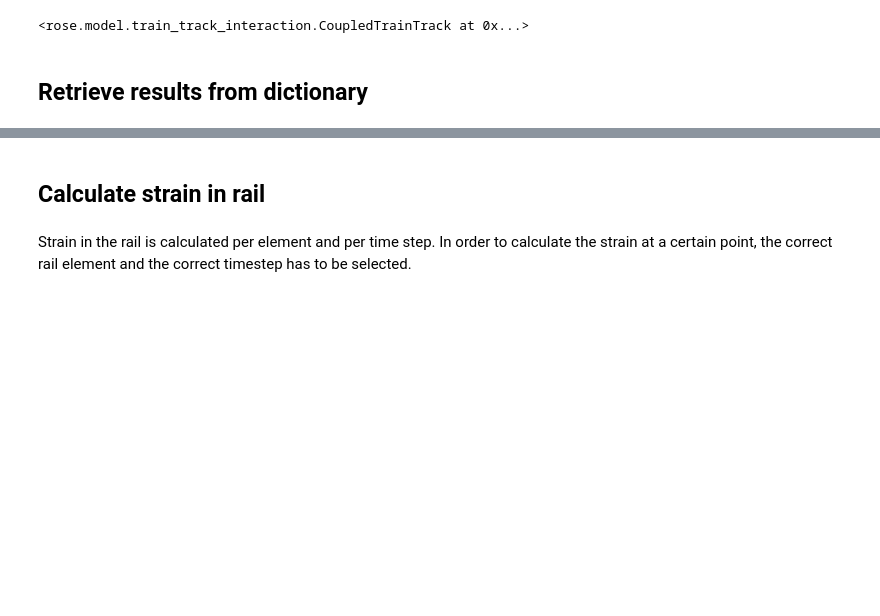
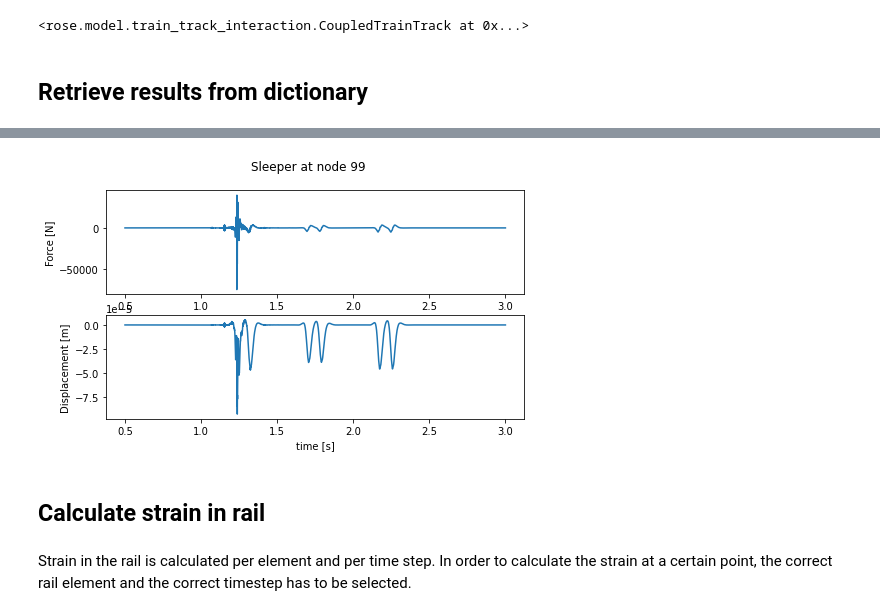
Before and after one commit to PlatypusBytes/ROSE, a Jupyter notebook: tutorials/calculate_strain.ipynb, the cells around one changed output, grey strips where cells are left out. Saved outputs shown, nothing was run; the diff lists cells and outputs as text; code cells hidden in the pictures; blank space fills up the shorter version.

```diff
--- a/tutorials/calculate_strain.ipynb
+++ b/tutorials/calculate_strain.ipynb
@@ -520,3 +527,9 @@ vertical_force_rail = np.array(res_numerical['vert_force_rail'])[:,first_calc_t_
 
 # get vertical displacements of the rail during calculation phase
 vertical_displacements_rail = np.array(res_numerical['vert_disp_rail'])[:,first_calc_t_idx:]
+
+# get vertical displacements of the sleepers during calculation phase
+vertical_displacement_sleepers = np.array(res_numerical['vertical_displacements_sleeper'])[:,first_calc_t_idx:]
+
+# get vertical force of the sleepers during calculation phase
+vertical_force_sleepers = np.array(res_numerical['vertical_force_sleeper'])[:,first_calc_t_idx:]
@@ -542,3 +573,23 @@ plt.show()
+# %%
+
+# plot vertical force and displacement of a sleeper
+fig, (ax1, ax2) = plt.subplots(2)
+
+sleeper_node_nbr = 99
+ax1.plot(time[:], vertical_force_sleepers[sleeper_node_nbr, :])
+ax2.plot(time[:], vertical_displacement_sleepers[sleeper_node_nbr, :])
+
+ax1.set_xlabel('time [s]')
+ax1.set_ylabel('Force [N]')
+
+ax2.set_xlabel('time [s]')
+ax2.set_ylabel('Displacement [m]')
+
+fig.set_size_inches(7.5, 4.2)
+fig.suptitle(f'Sleeper at node {sleeper_node_nbr}')
+plt.show()
+# %% [output]
+[figure, added]
 # %% [markdown]
 ## Calculate strain in rail
 # %% [markdown]
```
Also changed, not shown: parts of 12 cells of this notebook, 7 other files.
